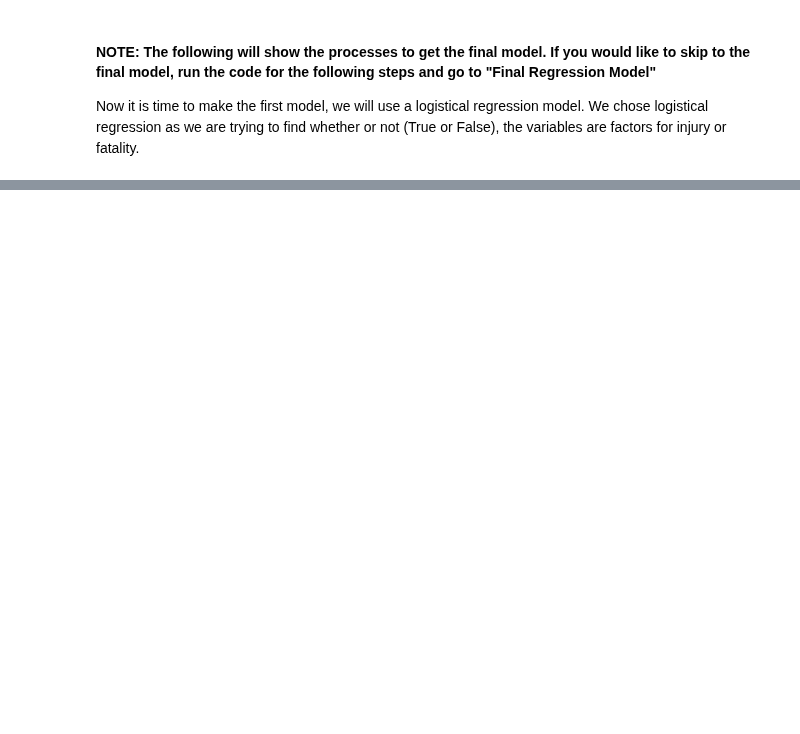
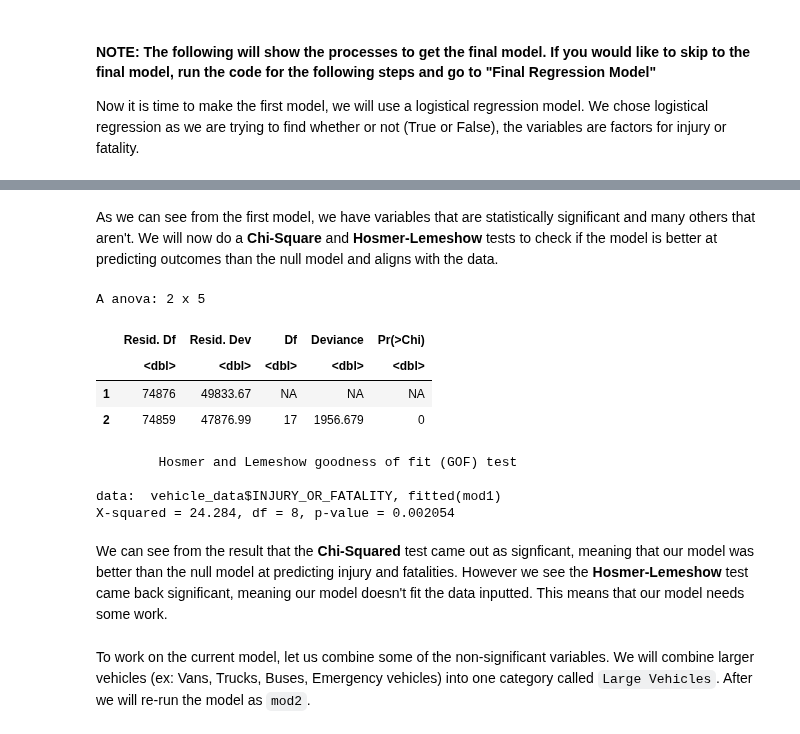
Before and after one commit to ajordonez/motor-vehicle-accident-model, a Jupyter notebook: NYC_Motor_Vehicle_Crash_Analysis.ipynb, the cells around one changed output, grey strips where cells are left out. Saved outputs shown, nothing was run; the diff lists cells and outputs as text; code cells hidden in the pictures; blank space fills up the shorter version.

```diff
--- a/NYC_Motor_Vehicle_Crash_Analysis.ipynb
+++ b/NYC_Motor_Vehicle_Crash_Analysis.ipynb
@@ -382,0 +390,7 @@ IndentationError: unexpected indent (2933826755.py, line 2)
+# %%
+mod1 <- glm(INJURY_OR_FATALITY ~ BOROUGH+TYPE_OF_VEHICLE+PERSON_SEX+DRIVER_LICENSE_STATUS+PERSON_AGE, data = vehicle_data, family = "binomial")
+summary(mod1)
+
+#Calculate multicollinearity using the VIF (Variance Inflation Factor) function
+vif_mod1 <- car::vif(mod1)
+print(vif_mod1)
@@ -382,0 +421,23 @@ IndentationError: unexpected indent (2933826755.py, line 2)
+# %% [markdown]
+As we can see from the first model, we have variables that are statistically significant and many others that aren't. We will now do a **Chi-Square** and **Hosmer-Lemeshow** tests to check if the model is better at predicting outcomes than the null model and aligns with the data.
+# %%
+null_mod1 <- glm(INJURY_OR_FATALITY ~ 1, data = vehicle_data, family = "binomial")
+anova(null_mod1, mod1, test = "Chisq")
+
+#Testing now to see how well the model fits with the data
+library(ResourceSelection)
+hoslem.test(vehicle_data$INJURY_OR_FATALITY, fitted(mod1))
+# %% [output]
+A anova: 2 x 5
+|  | Resid. Df | Resid. Dev | Df | Deviance | Pr(>Chi) |
+|  | <dbl> | <dbl> | <dbl> | <dbl> | <dbl> |
+| 1 | 74876 | 49833.67 | NA | NA | NA |
+| 2 | 74859 | 47876.99 | 17 | 1956.679 | 0 |
+        Hosmer and Lemeshow goodness of fit (GOF) test
+
+data:  vehicle_data$INJURY_OR_FATALITY, fitted(mod1)
+X-squared = 24.284, df = 8, p-value = 0.002054
+# %% [markdown]
+We can see from the result that the **Chi-Squared** test came out as signficant, meaning that our model was better than the null model at predicting injury and fatalities. However we see the **Hosmer-Lemeshow** test came back significant, meaning our model doesn't fit the data inputted. This means that our model needs some work.
+# %% [markdown]
+To work on the current model, let us combine some of the non-significant variables. We will combine larger vehicles (ex: Vans, Trucks, Buses, Emergency vehicles) into one category called `Large Vehicles`. After we will re-run the model as `mod2`.
```
Also changed, not shown: parts of 18 cells of this notebook.
